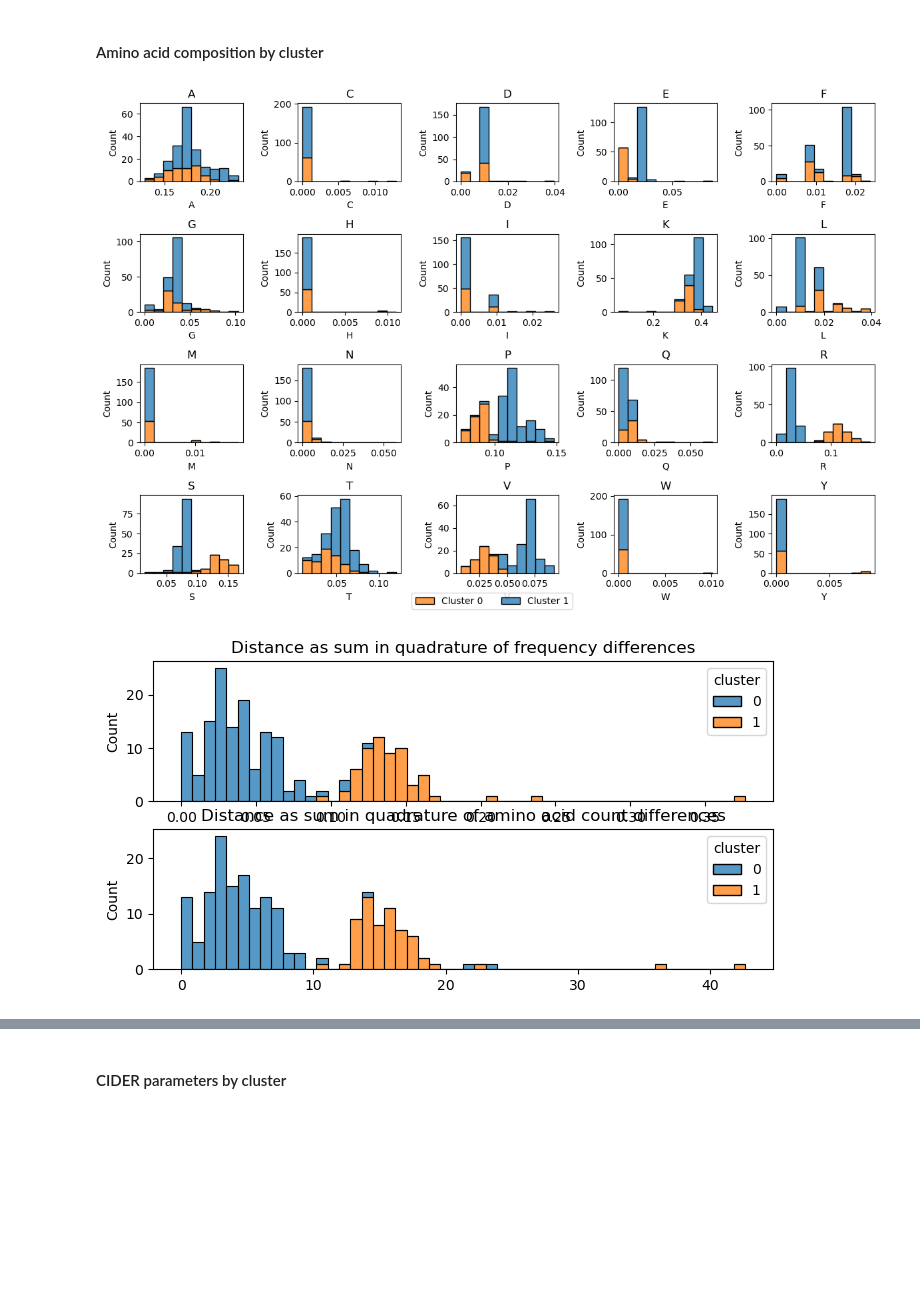
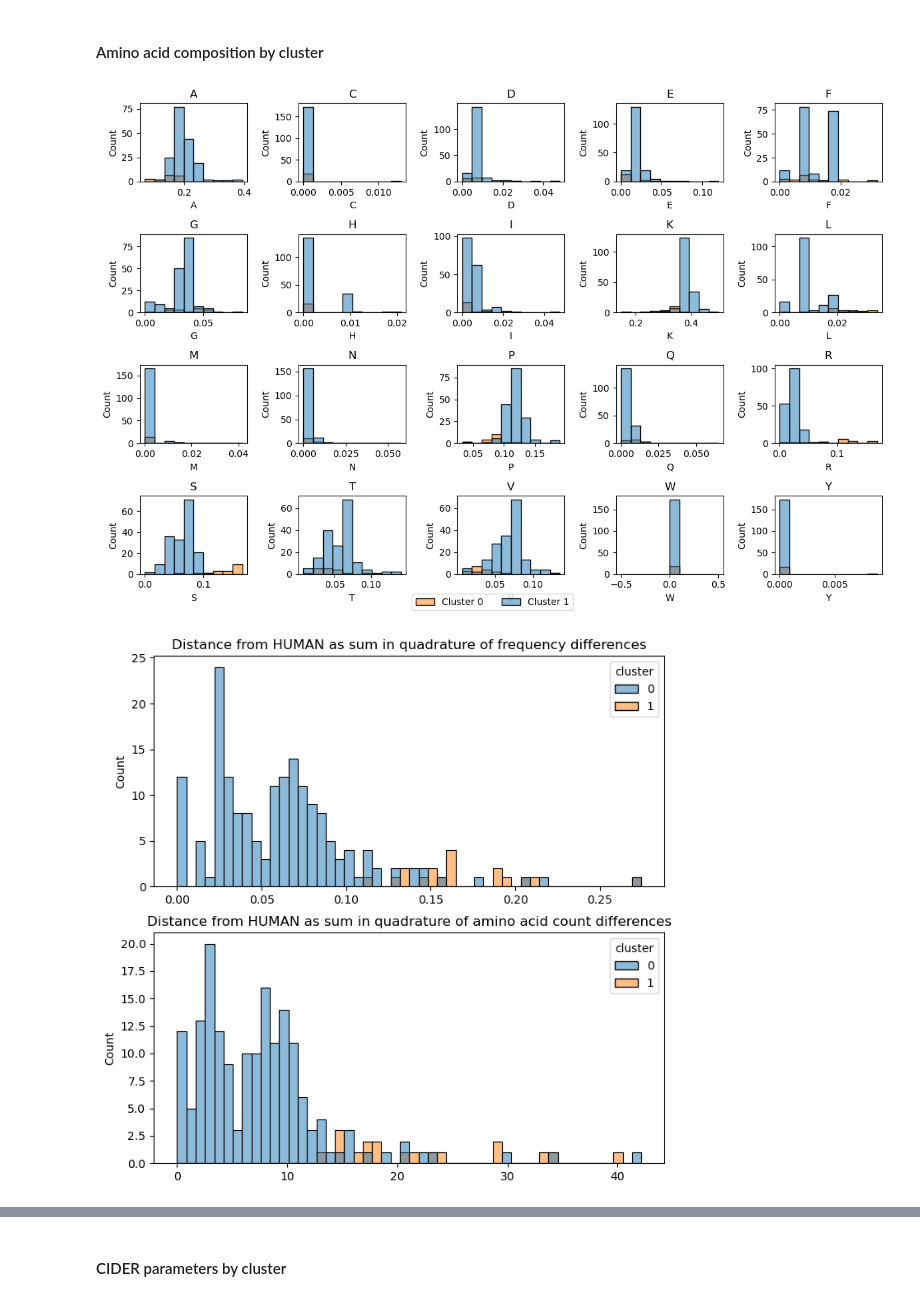
Before and after one commit to frederikespersen/OrthoIDP, a Jupyter notebook: Analysis.ipynb, the cells around one changed output, grey strips where cells are left out. Saved outputs shown, nothing was run; the diff lists cells and outputs as text; code cells hidden in the pictures; blank space fills up the shorter version.

Commit message:
Usng OrthoDB instead of BLAST

```diff
--- a/Analysis.ipynb
+++ b/Analysis.ipynb
@@ -118,7 +118,7 @@ More on CIDER from Pappu Lab:
 params = analyse_data.cider_parameters(ortho['sequence'])
 
 # Adding length
-params['length'] = ortho['sequence'].str.len()
+params['Length'] = ortho['sequence'].str.len()
 
 # Presenting documentation and results
 params.sort_values(by='kappa')
@@ -184,7 +184,7 @@ plt.show()
 # %%
 # Calculating sequence distance
 # Setting reference sequence
-i_ref = 'HUMAN'
+i_ref = ortho[ortho['species'].str.contains('Human')].index[0]
 
 # Method 1: Distance as sum in quadrature of frequency differences
 freq_diff = (freqs - freqs.loc[i_ref])**2
@@ -216,6 +216,7 @@ _ = pd.plotting.scatter_matrix(freqs.loc[:, freqs.mean() > 1/20], figsize=(16, 1
 # Standardising data
 features = ortho[analyse_data.amino_acids]
 features = (features - features.mean()) / features.std()
+features.fillna(0, inplace=True)
 
 # Perform PCA
 pca = PCA()
@@ -327,7 +334,7 @@ for i in range(dimensions[0]):
     for j in range(dimensions[1]):
         ax = axes[i,j]
         aa = amino_acids[i,j]
-        sns.histplot(data=ortho, x=aa, hue='cluster', bins=10, ax=ax, multiple='stack')
+        sns.histplot(data=ortho, x=aa, hue='cluster', bins=10, ax=ax) #, multiple='stack')
         ax.set_title(aa)
         ax.get_legend().remove() # remove legend from individual subplots
 
@@ -337,21 +344,21 @@ fig.legend([f'Cluster {ki}' for ki in range(k)], ncols=k, loc='lower center')
 plt.tight_layout()
 plt.show()
 # %% [output]
-[figure, old version]
+[figure, new version]
 # %%
 # Plotting sequence distance by cluster
 
 # Method 1: Distance as sum in quadrature of frequency differences
 plt.subplot(211)
-sns.histplot(x=freq_diff, hue=ortho['cluster'], multiple='stack', bins=50)
-plt.title("Distance as sum in quadrature of frequency differences")
+sns.histplot(x=freq_diff, hue=ortho['cluster'], bins=50) #, multiple='stack')
+plt.title("Distance from HUMAN as sum in quadrature of frequency differences")
 
 # Method 2: Distance as sum in quadrature of amino acid count differences
 plt.subplot(212)
-sns.histplot(x=count_diff, hue=ortho['cluster'], multiple='stack', bins=50)
-plt.title("Distance as sum in quadrature of amino acid count differences")
+sns.histplot(x=count_diff, hue=ortho['cluster'], bins=50) #, multiple='stack')
+plt.title("Distance from HUMAN as sum in quadrature of amino acid count differences")
 
-plt.rcParams["figure.figsize"] = (8,4)
+plt.rcParams["figure.figsize"] = (8,8)
 plt.show()
 # %% [output]
-[figure, old version]
+[figure, new version]
```
Also changed, not shown: parts of 15 cells of this notebook, 3 other files.
